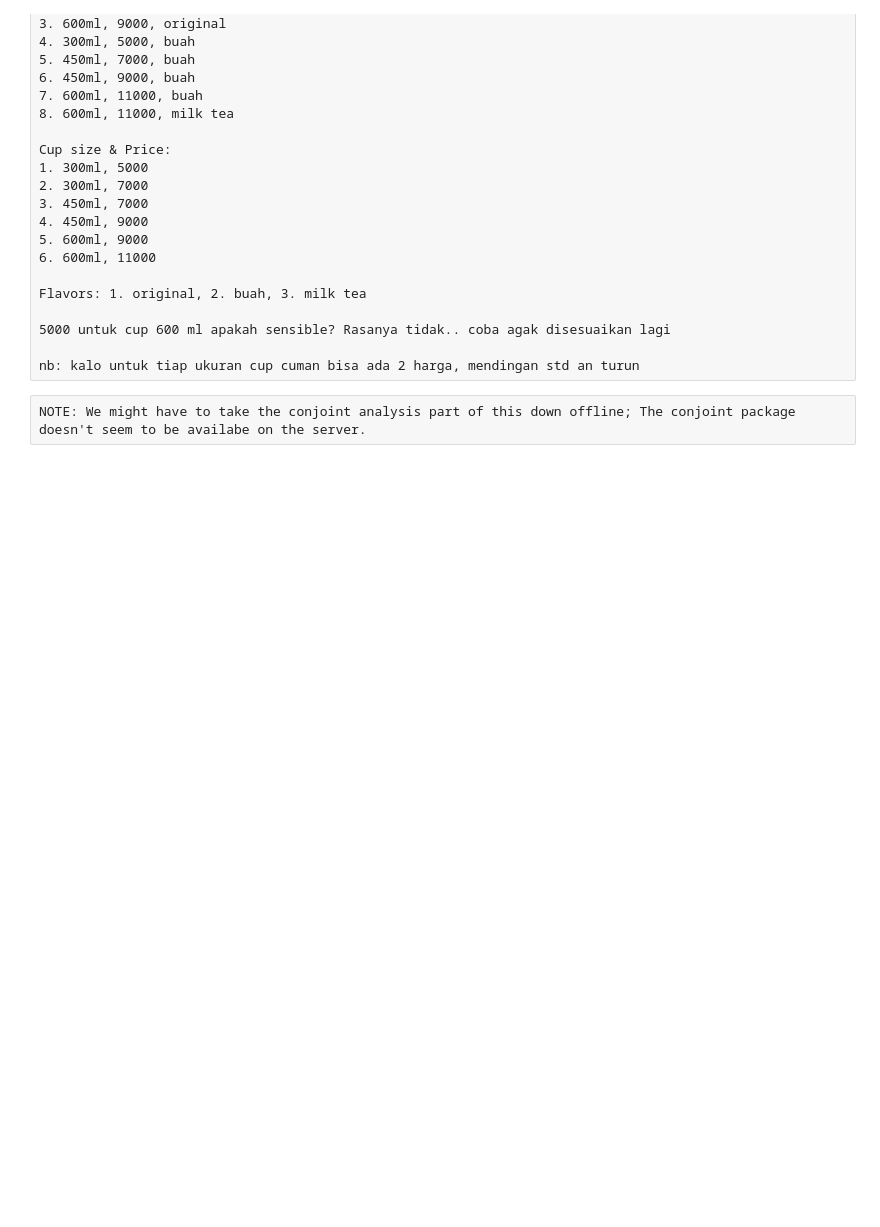
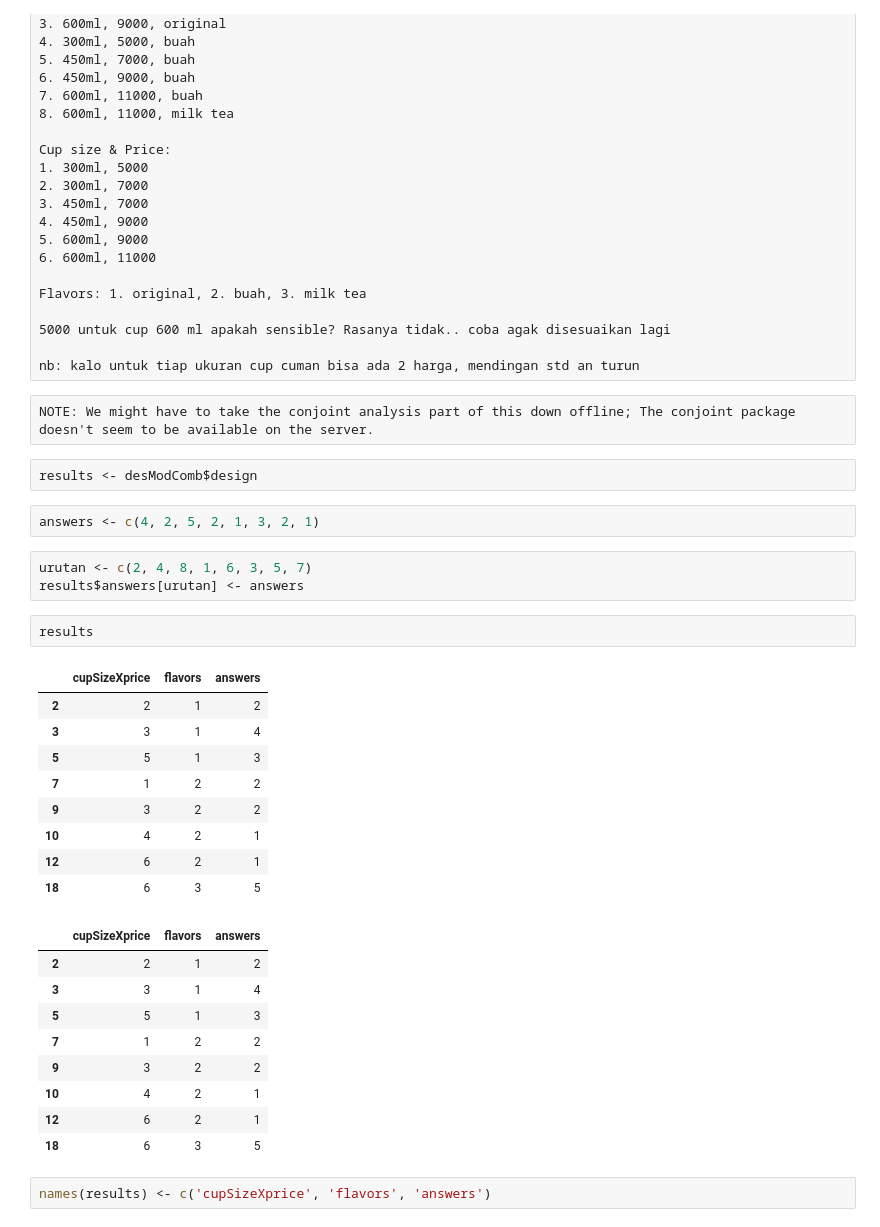
Before and after one commit to spraypaint101/pociMarketResearch, a Jupyter notebook: 2-2 Conjoint Analysis.ipynb, the cells around one changed output. Cells and saved outputs as stored; diff of their text form; blank space fills up the shorter version.

Commit message:
added working conjoint analysis model

```diff
--- a/2-2 Conjoint Analysis.ipynb
+++ b/2-2 Conjoint Analysis.ipynb
@@ -311,4 +311,34 @@ Flavors: 1. original, 2. buah, 3. milk tea
 
 nb: kalo untuk tiap ukuran cup cuman bisa ada 2 harga, mendingan std an turun
 # %% [raw]
-NOTE: We might have to take the conjoint analysis part of this down offline; The conjoint package doesn't seem to be availabe on the server.
+NOTE: We might have to take the conjoint analysis part of this down offline; The conjoint package doesn't seem to be available on the server.
+# %%
+results <- desModComb$design
+# %%
+answers <- c(4, 2, 5, 2, 1, 3, 2, 1)
+# %%
+urutan <- c(2, 4, 8, 1, 6, 3, 5, 7)
+results$answers[urutan] <- answers
+# %%
+results
+# %% [output]
+|  | cupSizeXprice | flavors | answers |
+| 2 | 2 | 1 | 2 |
+| 3 | 3 | 1 | 4 |
+| 5 | 5 | 1 | 3 |
+| 7 | 1 | 2 | 2 |
+| 9 | 3 | 2 | 2 |
+| 10 | 4 | 2 | 1 |
+| 12 | 6 | 2 | 1 |
+| 18 | 6 | 3 | 5 |
+|  | cupSizeXprice | flavors | answers |
+| 2 | 2 | 1 | 2 |
+| 3 | 3 | 1 | 4 |
+| 5 | 5 | 1 | 3 |
+| 7 | 1 | 2 | 2 |
+| 9 | 3 | 2 | 2 |
+| 10 | 4 | 2 | 1 |
+| 12 | 6 | 2 | 1 |
+| 18 | 6 | 3 | 5 |
+# %%
+names(results) <- c('cupSizeXprice', 'flavors', 'answers')
```
Also changed, not shown: parts of 2 cells of this notebook.
